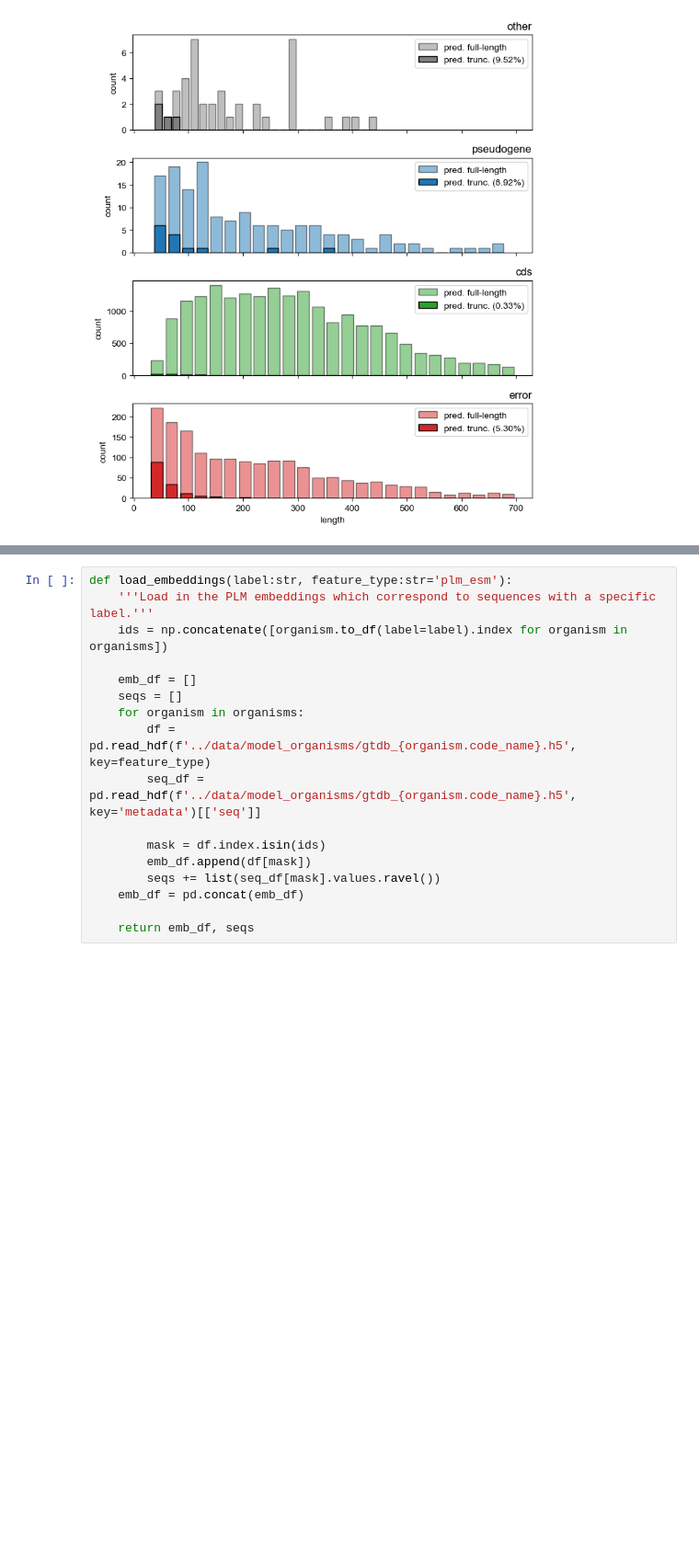
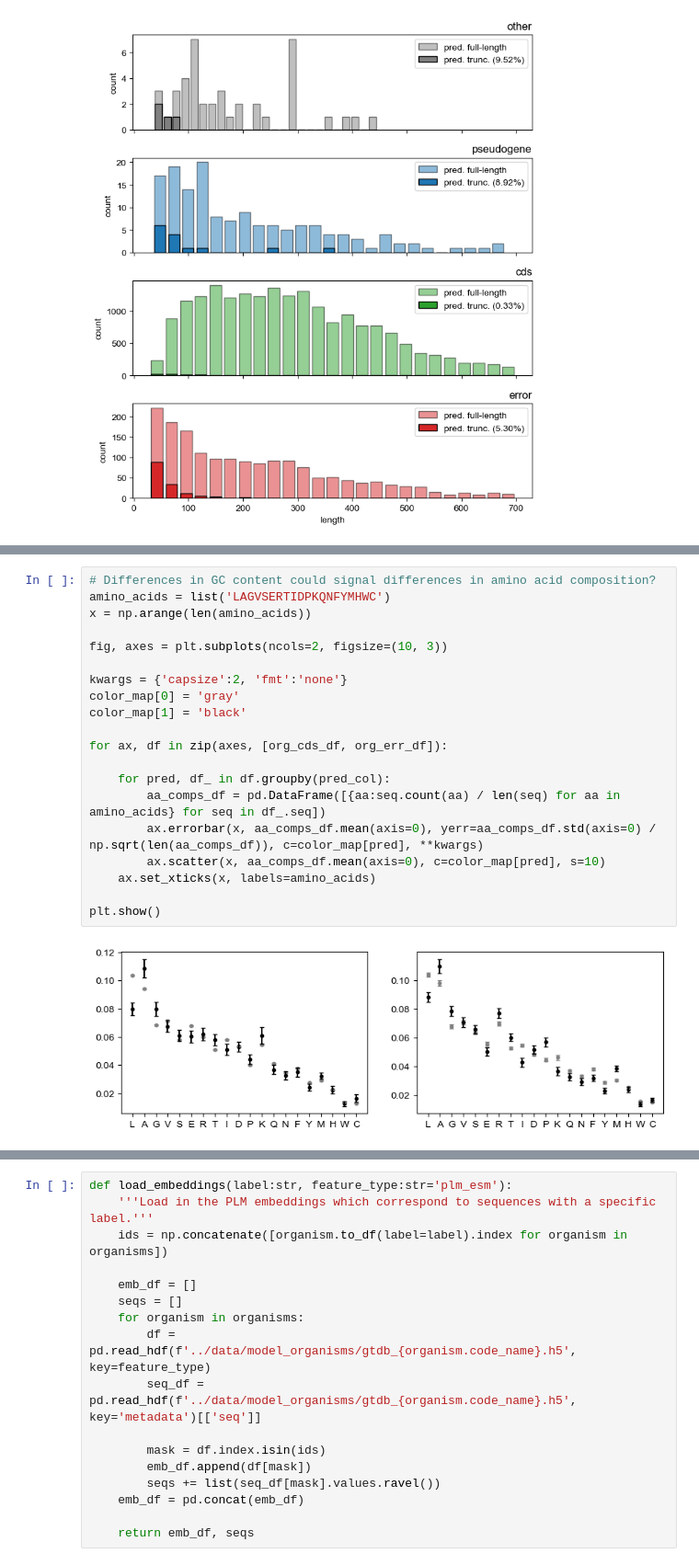
Before and after one commit to pipparichter/selenobot, a Jupyter notebook: notebooks/model-orgs-2c.ipynb, the cells around one changed output, grey strips where cells are left out. Shown at 92% size. Cells and saved outputs as stored; diff of their text form; blank space fills up the shorter version.

```diff
--- a/notebooks/model-orgs-2c.ipynb
+++ b/notebooks/model-orgs-2c.ipynb
@@ -271,0 +252,22 @@ amino_acids = list()
+# %%
+# Differences in GC content could signal differences in amino acid composition?
+amino_acids = list('LAGVSERTIDPKQNFYMHWC')
+x = np.arange(len(amino_acids))
+
+fig, axes = plt.subplots(ncols=2, figsize=(10, 3))
+
+kwargs = {'capsize':2, 'fmt':'none'}
+color_map[0] = 'gray'
+color_map[1] = 'black'
+
+for ax, df in zip(axes, [org_cds_df, org_err_df]):
+
+    for pred, df_ in df.groupby(pred_col):
+        aa_comps_df = pd.DataFrame([{aa:seq.count(aa) / len(seq) for aa in amino_acids} for seq in df_.seq])
+        ax.errorbar(x, aa_comps_df.mean(axis=0), yerr=aa_comps_df.std(axis=0) / np.sqrt(len(aa_comps_df)), c=color_map[pred], **kwargs)
+        ax.scatter(x, aa_comps_df.mean(axis=0), c=color_map[pred], s=10)
+    ax.set_xticks(x, labels=amino_acids)
+
+plt.show()
+# %% [output]
+[figure, added]
```
Also changed, not shown: parts of 5 cells of this notebook, 7 other files.
